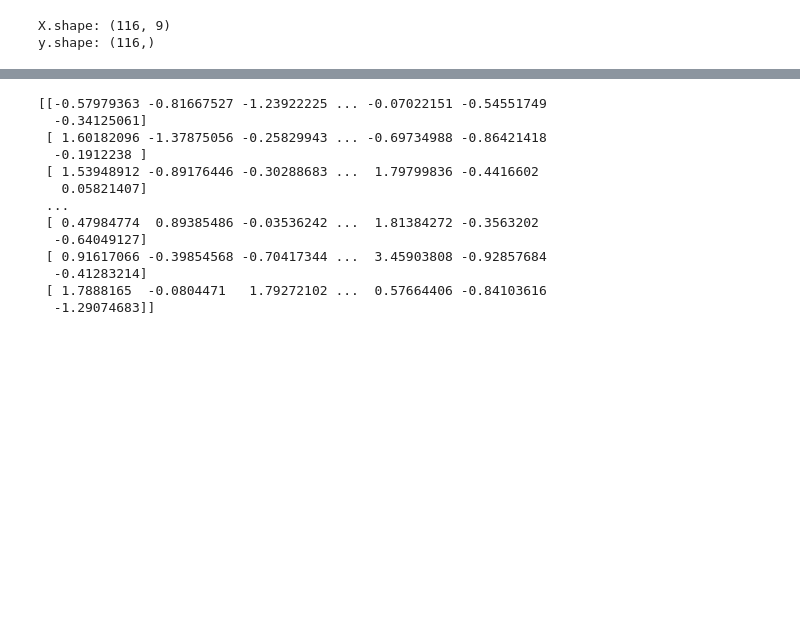
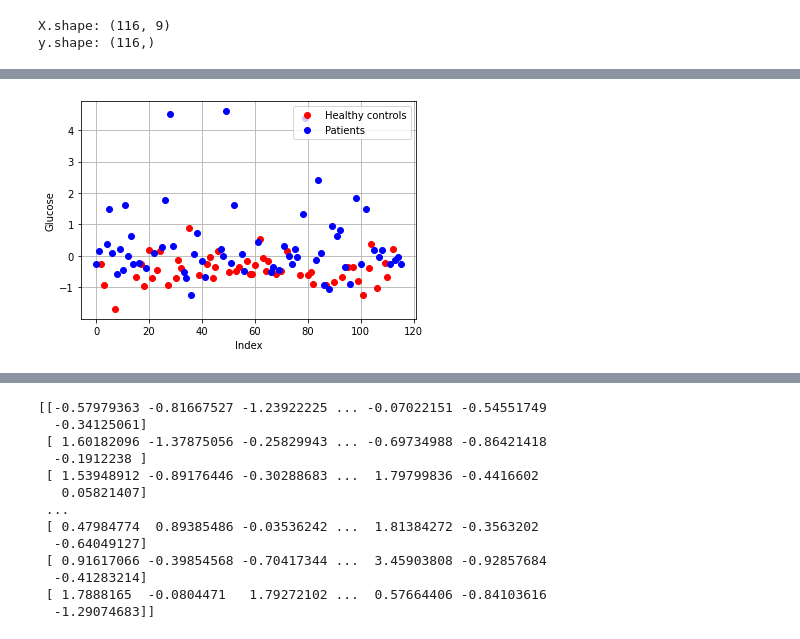
Before and after one commit to zahrasalarian/Artificial-Intelligence-in-Medicine-Projects, a Jupyter notebook: p1/main.ipynb, the cells around one changed output, grey strips where cells are left out. Saved outputs shown, nothing was run; the diff lists cells and outputs as text; code cells hidden in the pictures; blank space fills up the shorter version.

```diff
--- a/p1/main.ipynb
+++ b/p1/main.ipynb
@@ -36,0 +16,14 @@ for column in df:
+# %%
+shuffled_df = df.sample(frac=1)
+def draw_one_f_plot(feature1):
+    for c in range(1, 3):
+        #print(df[y == c].index)
+        plt.plot(shuffled_df[y == c].index, X[y == c, feature1], 'rbg'[c-1] + 'o', label= target_names[c-1])
+    plt.xlabel("Index")
+    plt.ylabel(feature_names[feature1])
+    plt.grid()
+    plt.legend()
+# %%
+draw_one_f_plot(2)
+# %% [output]
+[figure, added]
```
Also changed, not shown: parts of 8 cells of this notebook.
